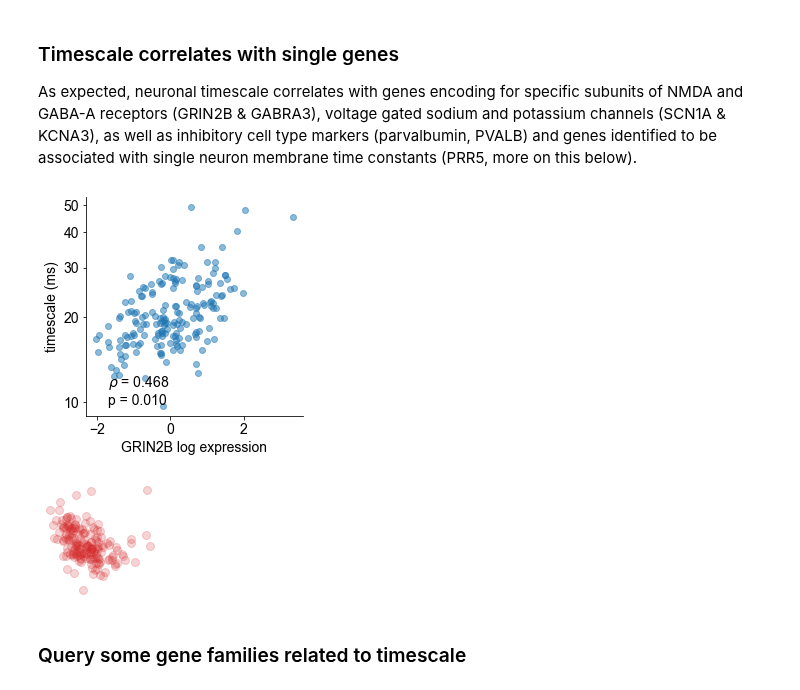
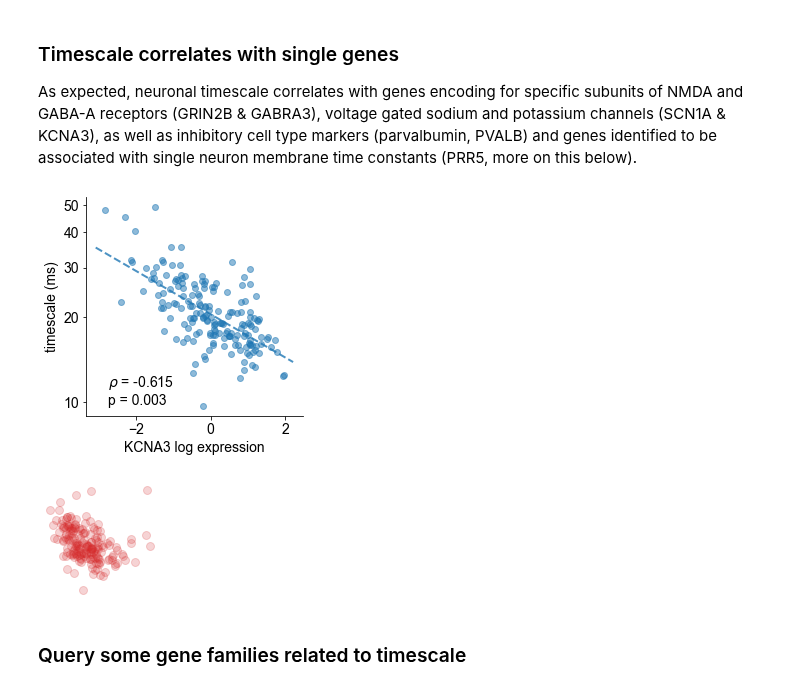
Before and after one commit to rdgao/field-echos, a Jupyter notebook: notebooks/3_viz_human_structural.ipynb, the cells around one changed output. Saved outputs shown, nothing was run; the diff lists cells and outputs as text; code cells hidden in the pictures.

```diff
--- a/notebooks/3_viz_human_structural.ipynb
+++ b/notebooks/3_viz_human_structural.ipynb
@@ -425,32 +436,35 @@ As expected, neuronal timescale correlates with genes encoding for specific subu
 # %%
 # Don't mind these plots, they're just for making the paper figures...
 ###### code snippet just to make a bigger pretty scatterplot
 plt.figure(figsize=(4,4))
 
-query_gene = 'GRIN2B'
+query_gene = 'KCNA3'
 x = df_struct[query_gene]
-y = df_tau['tau']
+y = df_tau['logtau']
 rho, pv, pv_perm, rho_null = echo_utils.compute_perm_corr(x,df_tau['logtau'].values,msr_nulls)
 
-plt.plot(x, y, 'o', alpha=0.5); plt.yscale('log')
+plt.plot(x, y, 'o', alpha=0.5);
+m,b,_,_,_ = linregress(x,y.values)
+XL= np.array(plt.xlim())
+plt.plot(XL,XL*m+b, '--', lw=2, color=C_ORD[0], alpha=0.8)
 plt.xlabel(query_gene+' log expression'); plt.ylabel('timescale (ms)');
-plt.yticks(np.arange(10,60, 10), (np.arange(10, 60, 10)).astype(int));
+plt.yticks(np.log10(np.arange(10,60,10)), (np.arange(10, 60, 10)).astype(int));
 plt.tick_params('y', which='minor', left=False, labelleft=False)
 plt.annotate(echo_utils.sig_str(rho, pv_perm, form='text'), xy=(0.1,0.05), xycoords='axes fraction');
 plt.tight_layout(); despine()
 #plt.savefig(fig_path%('tau_gene_corr_'+query_gene), bbox_inches='tight')
 
 ###### tiny plot for schematic figure
 plt.figure(figsize=(2,2))
 
 x = df_struct['T1T2']
 y = df_tau['logtau']
 plt.plot(x, y, 'o', color=C_ORD[3], alpha=0.2, ms=8)
 plt.xticks([]);plt.yticks([]);
 plt.tight_layout(); despine(left=True, bottom=True)
 plt.savefig(fig_path%'tau_T1T2_tiny', bbox_inches='tight')
 # %% [output]
-[figure, old version]
+[figure, new version]
 [figure]
 # %% [markdown]
 ### Query some gene families related to timescale
```
Also changed, not shown: parts of 9 cells of this notebook, 55 other files.
